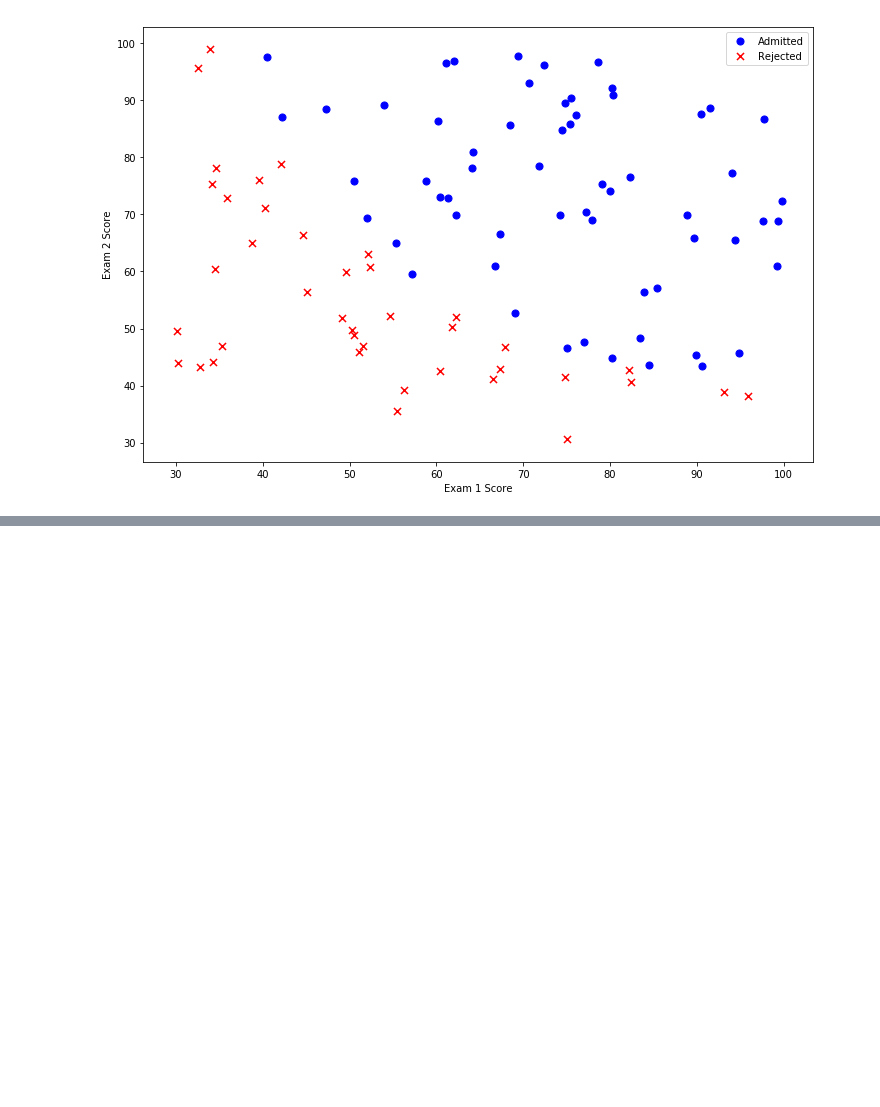
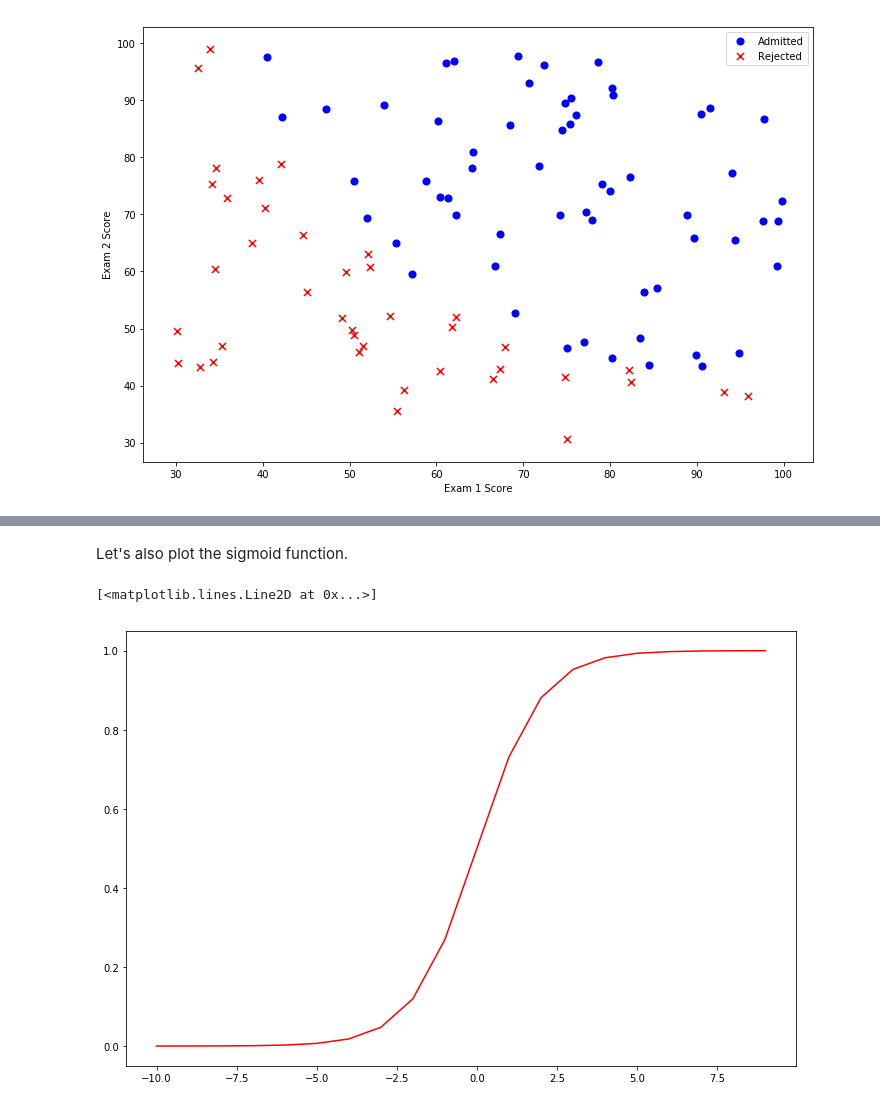
Before and after one commit to db7894/coursera-ml, a Jupyter notebook: ex2.ipynb, the cells around one changed output, grey strips where cells are left out. Saved outputs shown, nothing was run; the diff lists cells and outputs as text; code cells hidden in the pictures; blank space fills up the shorter version.

Commit message:
add explanations and plot sigmoid

```diff
--- a/ex2.ipynb
+++ b/ex2.ipynb
@@ -54,0 +57,3 @@ ax.set_ylabel('Exam 2 Score')
+# %%
+def sigmoid(z):
+    return 1 / (1 + np.exp(-z))
@@ -54,0 +62,10 @@ ax.set_ylabel('Exam 2 Score')
+# %% [markdown]
+Let's also plot the sigmoid function.
+# %%
+nums = np.arange(-10,10,step=1)
+
+fig,ax = plt.subplots(figsize=(12,8))
+ax.plot(nums, sigmoid(nums),'r')
+# %% [output]
+[<matplotlib.lines.Line2D at 0x...>]
+[figure, added]
```
Also changed, not shown: parts of 3 cells of this notebook.
